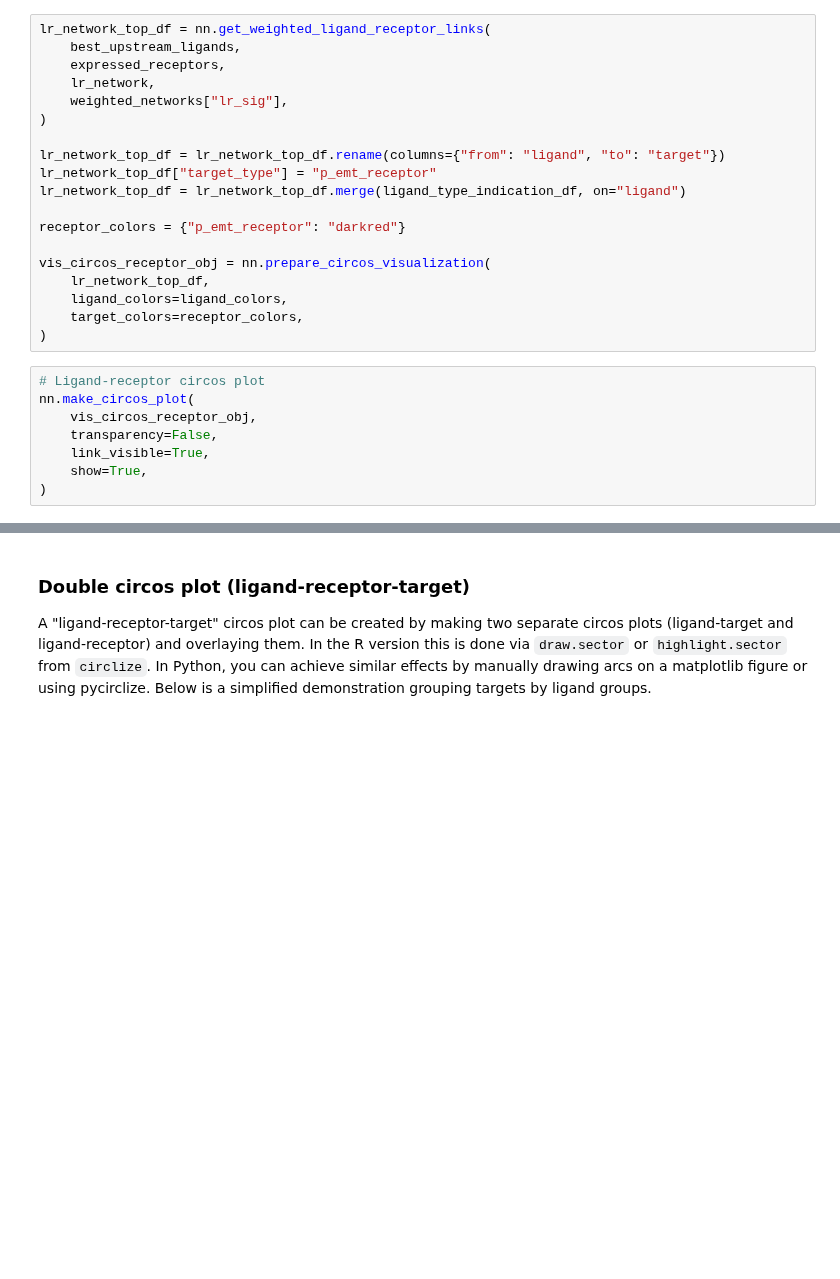
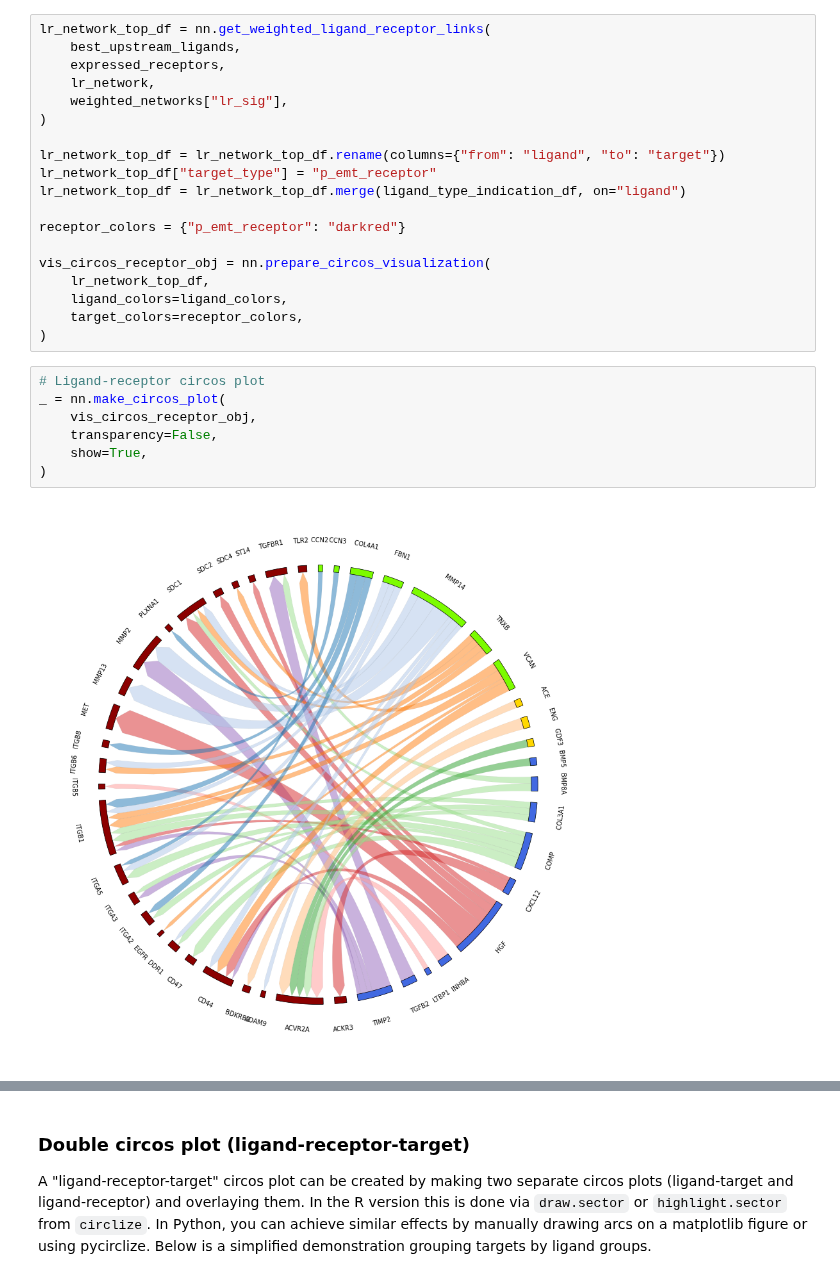
Before and after one commit to Bio-Babel/Nichenet-python, a Jupyter notebook: tutorials/circos.ipynb, the cells around one changed output, grey strips where cells are left out. Saved outputs shown, nothing was run; the diff lists cells and outputs as text; blank space fills up the shorter version.

```diff
--- a/tutorials/circos.ipynb
+++ b/tutorials/circos.ipynb
@@ -213,11 +234,12 @@ vis_circos_receptor_obj = nn.prepare_circos_visualization(
 )
 # %%
 # Ligand-receptor circos plot
-nn.make_circos_plot(
+_ = nn.make_circos_plot(
     vis_circos_receptor_obj,
     transparency=False,
-    link_visible=True,
     show=True,
 )
+# %% [output]
+[figure, added]
 # %%
 # With transparency
```
Also changed, not shown: parts of 8 cells of this notebook, 8 other files.
